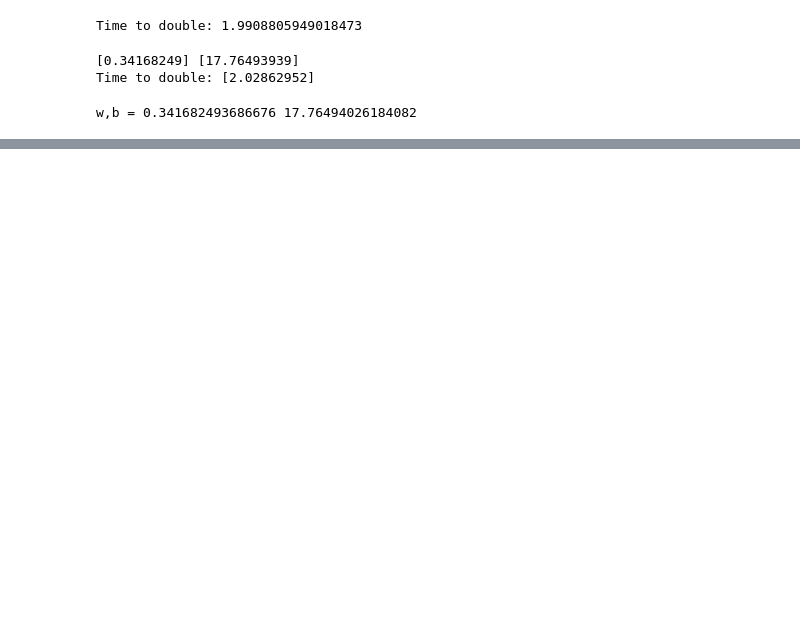
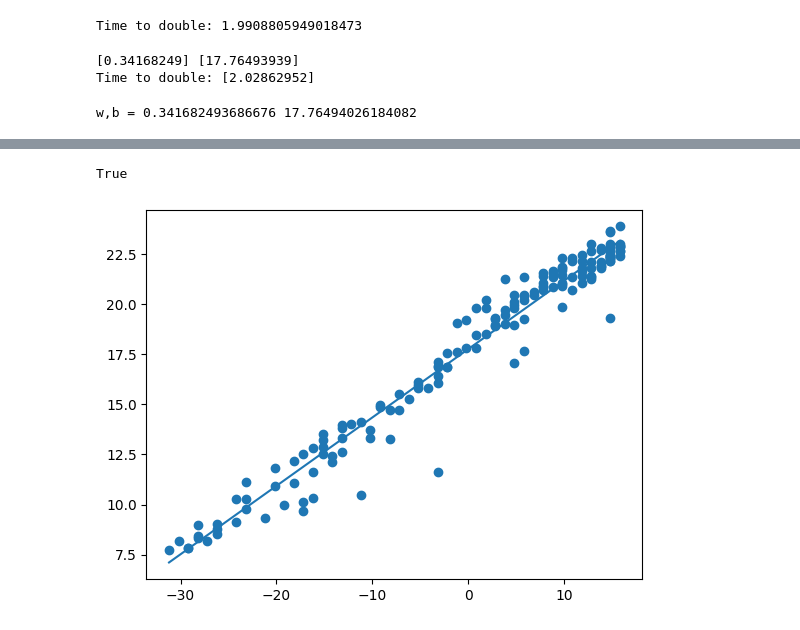
Before and after one commit to oganiler/google_colab, a Jupyter notebook: TF2_Linear_Regression.ipynb, the cells around one changed output, grey strips where cells are left out. Saved outputs shown, nothing was run; the diff lists cells and outputs as text; code cells hidden in the pictures; blank space fills up the shorter version.

Commit message:
make prediction and manually evaluate

```diff
--- a/TF2_Linear_Regression.ipynb
+++ b/TF2_Linear_Regression.ipynb
@@ -102,3 +130,22 @@ model.set_weights([np.array([[w]], dtype=np.float32),
 print("w,b =", w, b)
 # %% [output]
 w,b = 0.341682493686676 17.76494026184082
+# %%
+#make sure the line fits our data
+
+Yhat = model.predict(normalized_X).flatten()
+plt.scatter(normalized_X, log_Y)
+plt.plot(normalized_X, Yhat)
+
+#get the weigts
+w,b = model.layers[0].get_weights()
+
+#Reshape X because we flattened it again
+#normalized_X = normalized_X.reshape(-1,1)
+
+# (N x 1) x (1 x 1) + (1) ---> (N x 1)
+Yhat2 = (normalized_X.dot(w) + b).flatten()
+
+#Manually evaluate
+np.allclose(Yhat, Yhat2)
+# %% [output]
@@ -104,0 +153,2 @@ w,b = 0.341682493686676 17.76494026184082
+True
+[figure, added]
```
Also changed, not shown: parts of 8 cells of this notebook.
